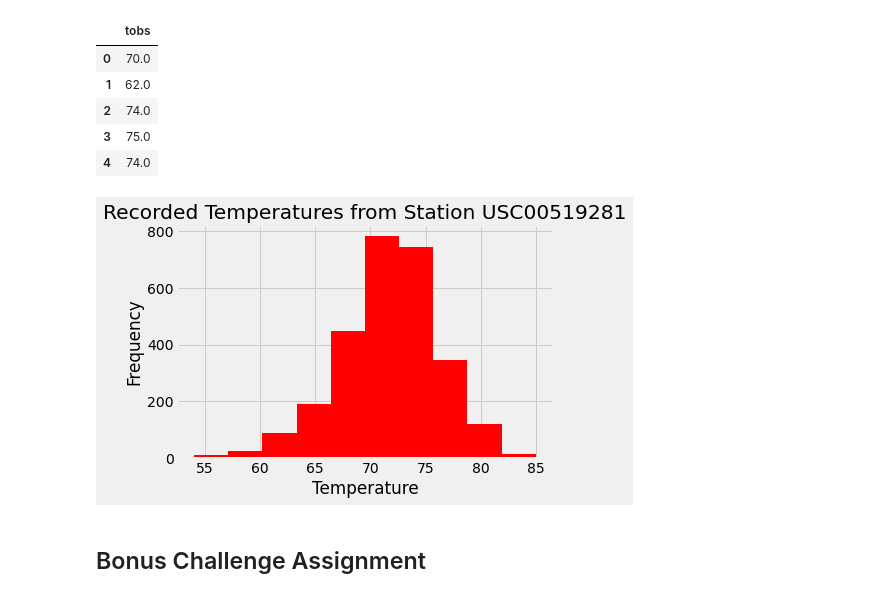
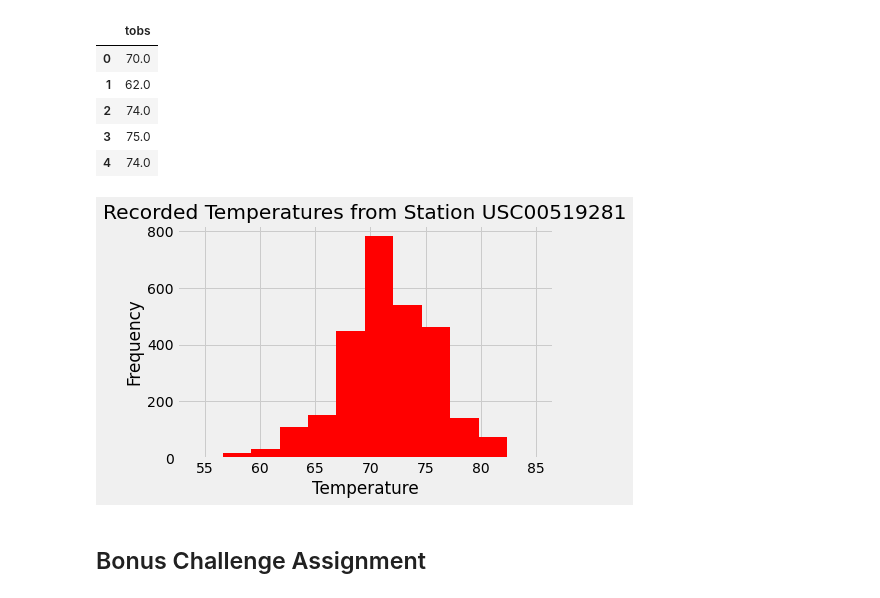
Before and after one commit to capflaum/sqlalchemy-challenge, a Jupyter notebook: sqlalchemy-challenge.ipynb, the cells around one changed output. Drawn from its saved outputs; the diff is of its cells as text; code cells hidden in the pictures.

```diff
--- a/sqlalchemy-challenge.ipynb
+++ b/sqlalchemy-challenge.ipynb
@@ -196,13 +196,13 @@ last_year_temp_df.head()
 | 3 | 75.0 |
 | 4 | 74.0 |
 # %%
-temp_plot = last_year_temp_df.plot(kind="hist", title=f"Recorded Temperatures from Station {temp_count_station}", color="r",legend=False)
+temp_plot = last_year_temp_df.plot(kind="hist", bins=12, title=f"Recorded Temperatures from Station {temp_count_station}", color="r",legend=False)
 temp_plot.set_xlabel("Temperature")
 temp_plot.set_ylabel("Frequency")
 temp_plot.grid(True)
 plt.show()
 # %% [output]
-[figure, old version]
+[figure, new version]
 # %% [markdown]
 ## Bonus Challenge Assignment
 # %%
```
Also changed, not shown: 1 other file.
